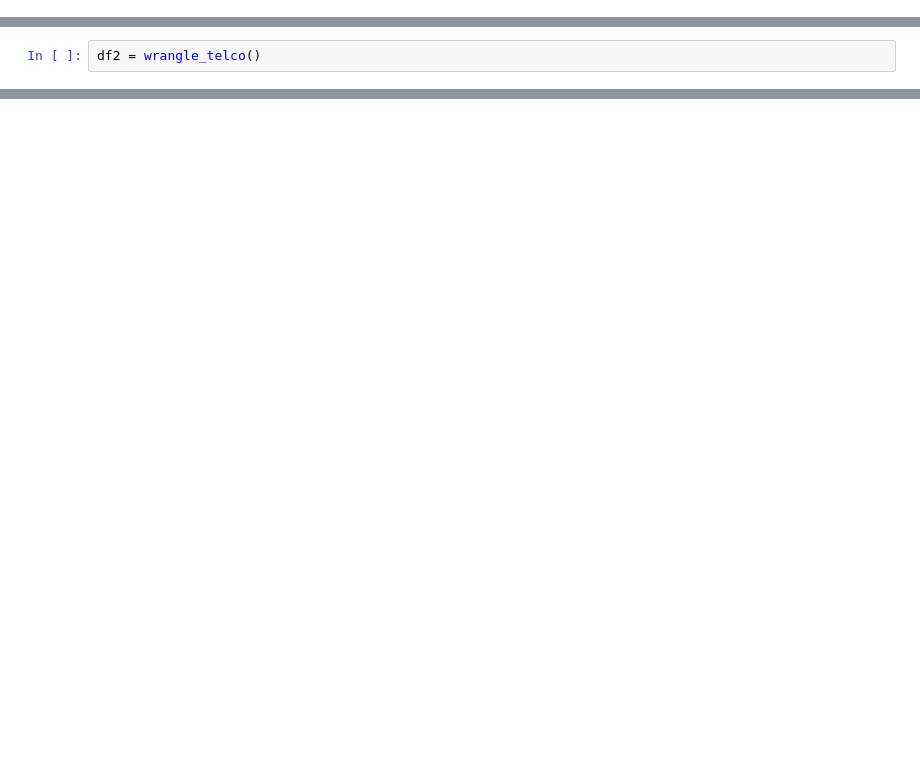
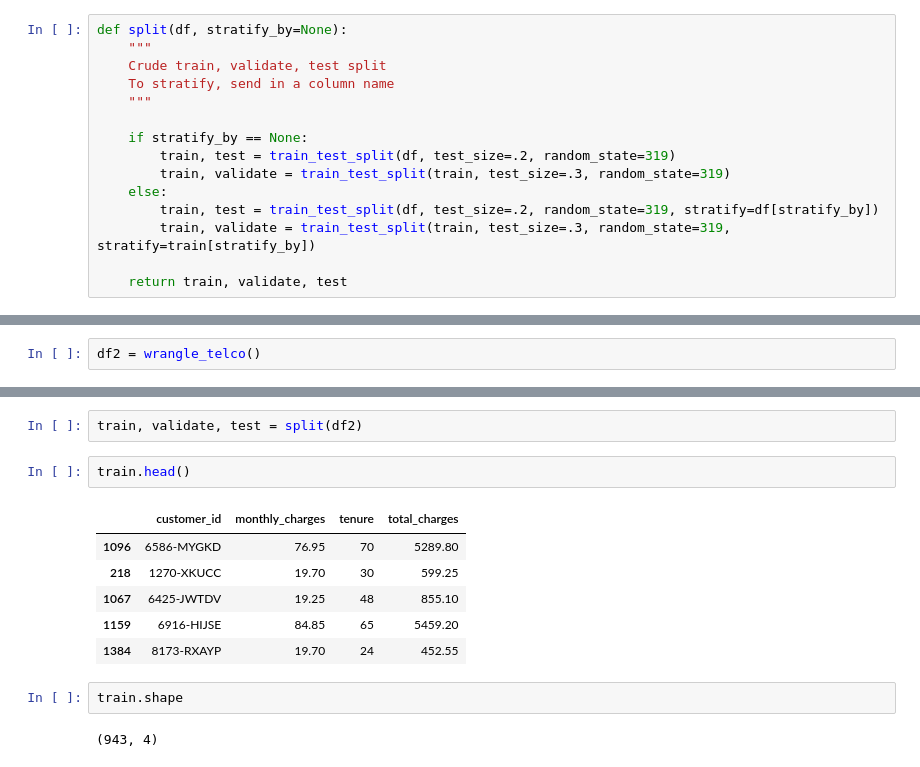
Before and after one commit to johngrinstead/regression_exercises, a Jupyter notebook: wrangle.ipynb, the cells around one changed output, grey strips where cells are left out. Saved outputs shown, nothing was run; the diff lists cells and outputs as text; blank space fills up the shorter version.

```diff
--- a/wrangle.ipynb
+++ b/wrangle.ipynb
@@ -159,6 +161,21 @@ sns.boxplot(data=df.drop(columns=['customer_id']))
 [figure]
 # %% [markdown]
 # 3. End with a python file wrangle.py that contains the function, wrangle_telco(), that will acquire the data and return a dataframe cleaned with no missing values.
+# %%
+def split(df, stratify_by=None):
+    """
+    Crude train, validate, test split
+    To stratify, send in a column name
+    """
+
+    if stratify_by == None:
+        train, test = train_test_split(df, test_size=.2, random_state=319)
+        train, validate = train_test_split(train, test_size=.3, random_state=319)
+    else:
+        train, test = train_test_split(df, test_size=.2, random_state=319, stratify=df[stratify_by])
+        train, validate = train_test_split(train, test_size=.3, random_state=319, stratify=train[stratify_by])
+
+    return train, validate, test
 # %%
 def wrangle_telco():
     data = pd.read_csv("wrangle_telco.csv")
@@ -212,0 +227,15 @@ memory usage: 52.7 KB
+# %%
+train, validate, test = split(df2)
+# %%
+train.head()
+# %% [output]
+|  | customer_id | monthly_charges | tenure | total_charges |
+| 1096 | 6586-MYGKD | 76.95 | 70 | 5289.80 |
+| 218 | 1270-XKUCC | 19.70 | 30 | 599.25 |
+| 1067 | 6425-JWTDV | 19.25 | 48 | 855.10 |
+| 1159 | 6916-HIJSE | 84.85 | 65 | 5459.20 |
+| 1384 | 8173-RXAYP | 19.70 | 24 | 452.55 |
+# %%
+train.shape
+# %% [output]
+(943, 4)
```
Also changed, not shown: parts of 9 cells of this notebook, 2 other files.
